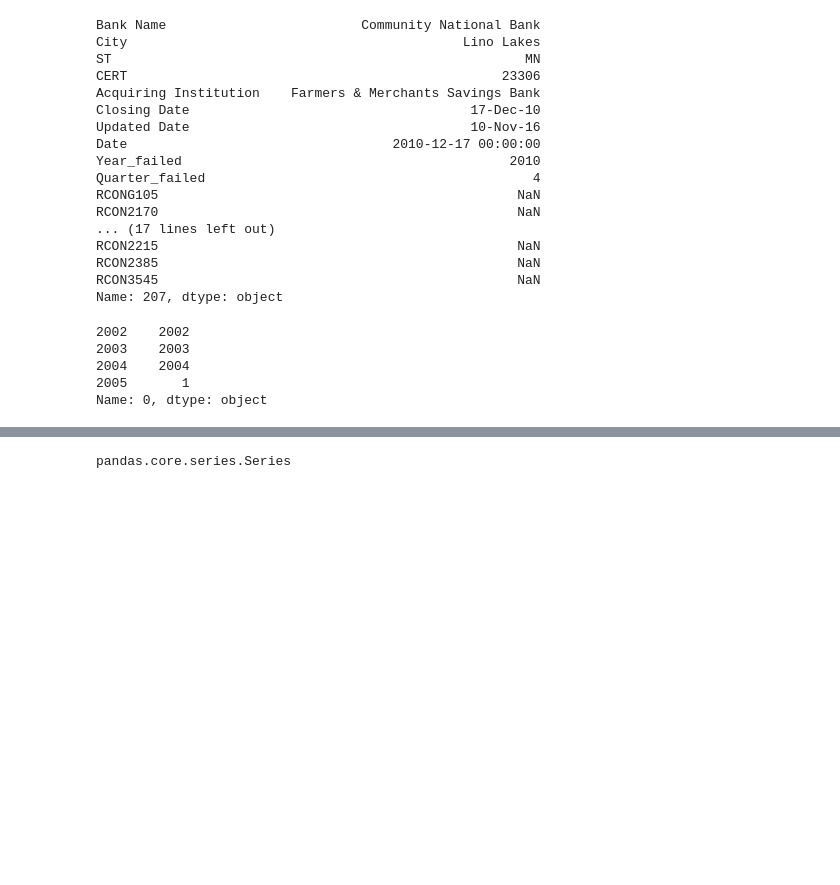
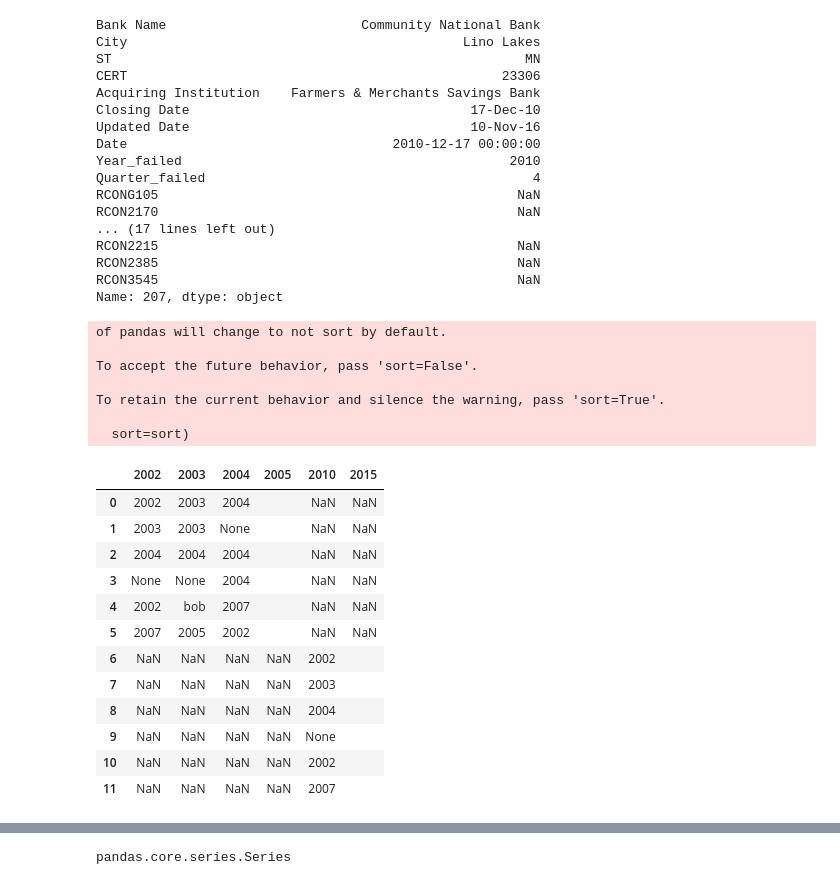
Before and after one commit to allaccountstaken/predicting_bank_distress, a Jupyter notebook: regression_banks_2010.ipynb, the cells around one changed output, grey strips where cells are left out. Drawn from its saved outputs; the diff is of its cells as text; code cells hidden in the pictures; blank space fills up the shorter version.

```diff
--- a/regression_banks_2010.ipynb
+++ b/regression_banks_2010.ipynb
@@ -133,19 +154,39 @@ Name: 207, dtype: object
 # %%
 test_data = {'2002':['2002', '2003', '2004', None, '2002', '2007'],
              '2003':['2003', '2003', '2004', None, "bob", '2005'],
              '2004':['2004', None, '2004', '2004', '2007', '2002'],
              '2005':['', '', '', '', '', ''] }
+test_data2 = {'2010':['2002', '2003', '2004', None, '2002', '2007'],
+             '2015':['', '', '', '', '', ''] }
 test_df = pd.DataFrame(test_data)
+test_df2 = pd.DataFrame(test_data2)
+df = pd.DataFrame()
 
-test_df.iloc[0, 3] = 1
-
-test_df.iloc[0,:]
+df = df.append(test_df, ignore_index=True)
+#data_you_need=data_you_need.append(data,ignore_index=True)
+df = df.append(test_df2, ignore_index=True)
+df
 # %% [output]
-2002    2002
-2003    2003
-2004    2004
-2005       1
-Name: 0, dtype: object
+of pandas will change to not sort by default.
+
+To accept the future behavior, pass 'sort=False'.
+
+To retain the current behavior and silence the warning, pass 'sort=True'.
+
+  sort=sort)
+|  | 2002 | 2003 | 2004 | 2005 | 2010 | 2015 |
+| 0 | 2002 | 2003 | 2004 |  | NaN | NaN |
+| 1 | 2003 | 2003 | None |  | NaN | NaN |
+| 2 | 2004 | 2004 | 2004 |  | NaN | NaN |
+| 3 | None | None | 2004 |  | NaN | NaN |
+| 4 | 2002 | bob | 2007 |  | NaN | NaN |
+| 5 | 2007 | 2005 | 2002 |  | NaN | NaN |
+| 6 | NaN | NaN | NaN | NaN | 2002 |  |
+| 7 | NaN | NaN | NaN | NaN | 2003 |  |
+| 8 | NaN | NaN | NaN | NaN | 2004 |  |
+| 9 | NaN | NaN | NaN | NaN | None |  |
+| 10 | NaN | NaN | NaN | NaN | 2002 |  |
+| 11 | NaN | NaN | NaN | NaN | 2007 |  |
 # %%
 len(report_df.index)
 report_df.head()
```
Also changed, not shown: parts of 6 cells of this notebook.
